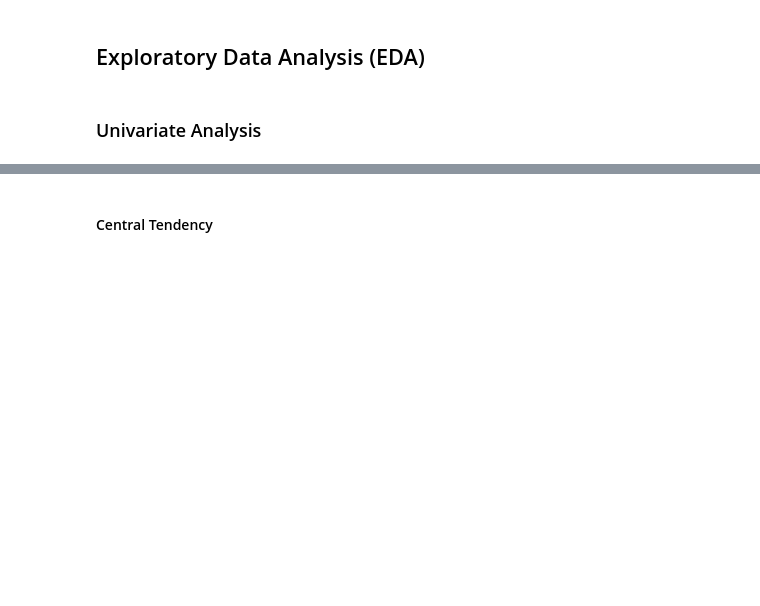
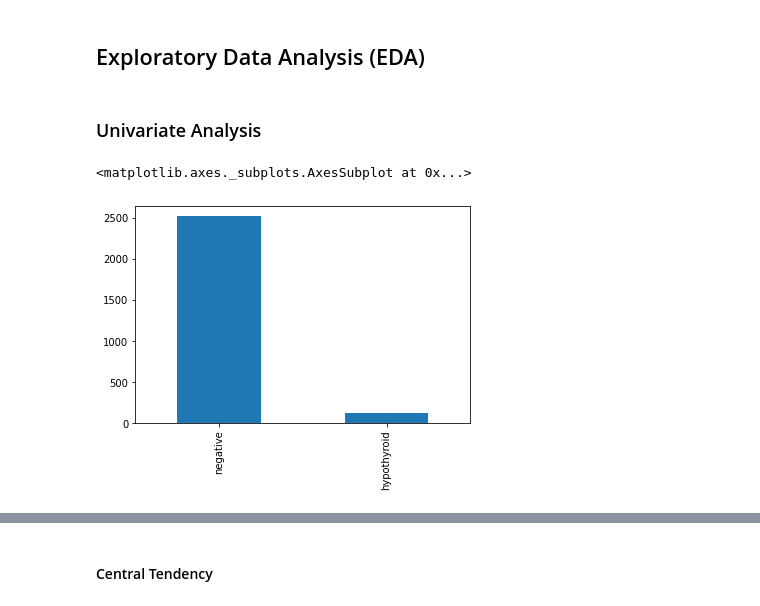
Before and after one commit to JeromeMberia/-hypothyroid_prediction, a Jupyter notebook: IP_Week_8.ipynb, the cells around one changed output, grey strips where cells are left out. Drawn from its saved outputs; the diff is of its cells as text; code cells hidden in the pictures; blank space fills up the shorter version.

```diff
--- a/IP_Week_8.ipynb
+++ b/IP_Week_8.ipynb
@@ -242,3 +310,8 @@ df.tail()
 ## Exploratory Data Analysis (EDA)
 # %% [markdown]
 ### Univariate Analysis
+# %%
+df['status'].value_counts().plot(kind='bar')
+# %% [output]
+<matplotlib.axes._subplots.AxesSubplot at 0x...>
+[figure, added]
```
Also changed, not shown: parts of 114 cells of this notebook.
